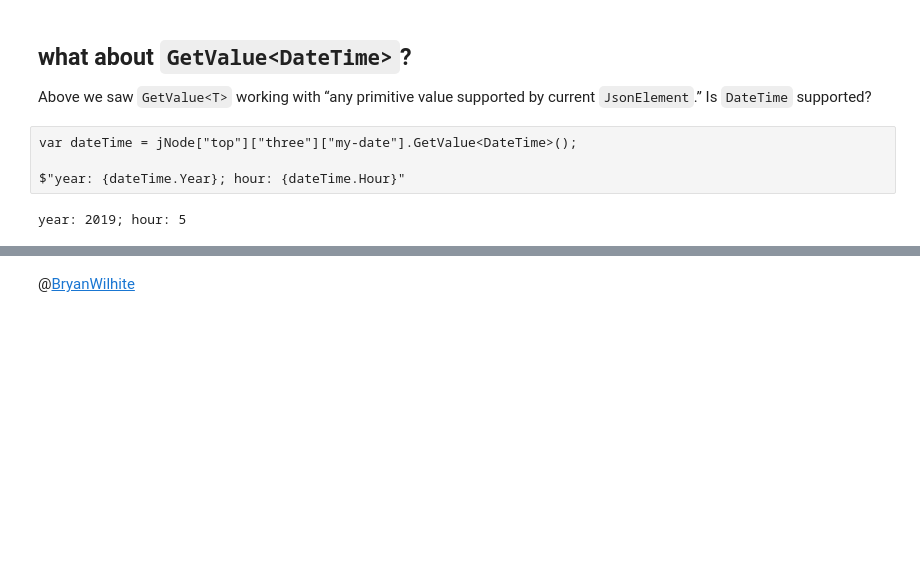
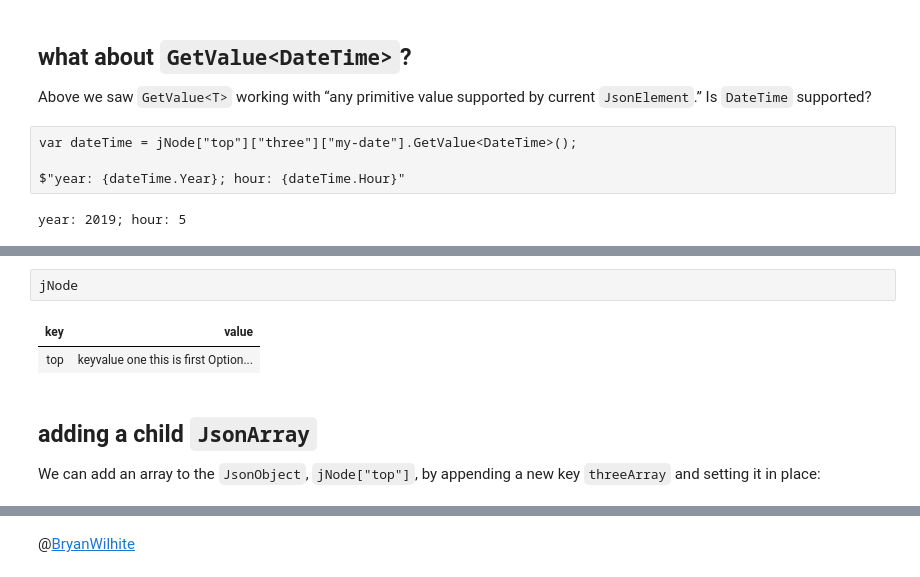
Before and after one commit to BryanWilhite/jupyter-central, a Jupyter notebook: funkykb/csharp/system-text-json-nodes.ipynb, the cells around one changed output, grey strips where cells are left out. Drawn from its saved outputs; the diff is of its cells as text; blank space fills up the shorter version.

```diff
--- a/funkykb/csharp/system-text-json-nodes.ipynb
+++ b/funkykb/csharp/system-text-json-nodes.ipynb
@@ -205,0 +214,9 @@ year: 2019; hour: 5
+# %%
+jNode
+# %% [output]
+| key | value |
+| top | keyvalue one this is first Option... |
+# %% [markdown]
+## adding a child `JsonArray`
+
+We can add an array to the `JsonObject`, `jNode["top"]`, by appending a new key `threeArray` and setting it in place:
```
Also changed, not shown: parts of 33 cells of this notebook.
